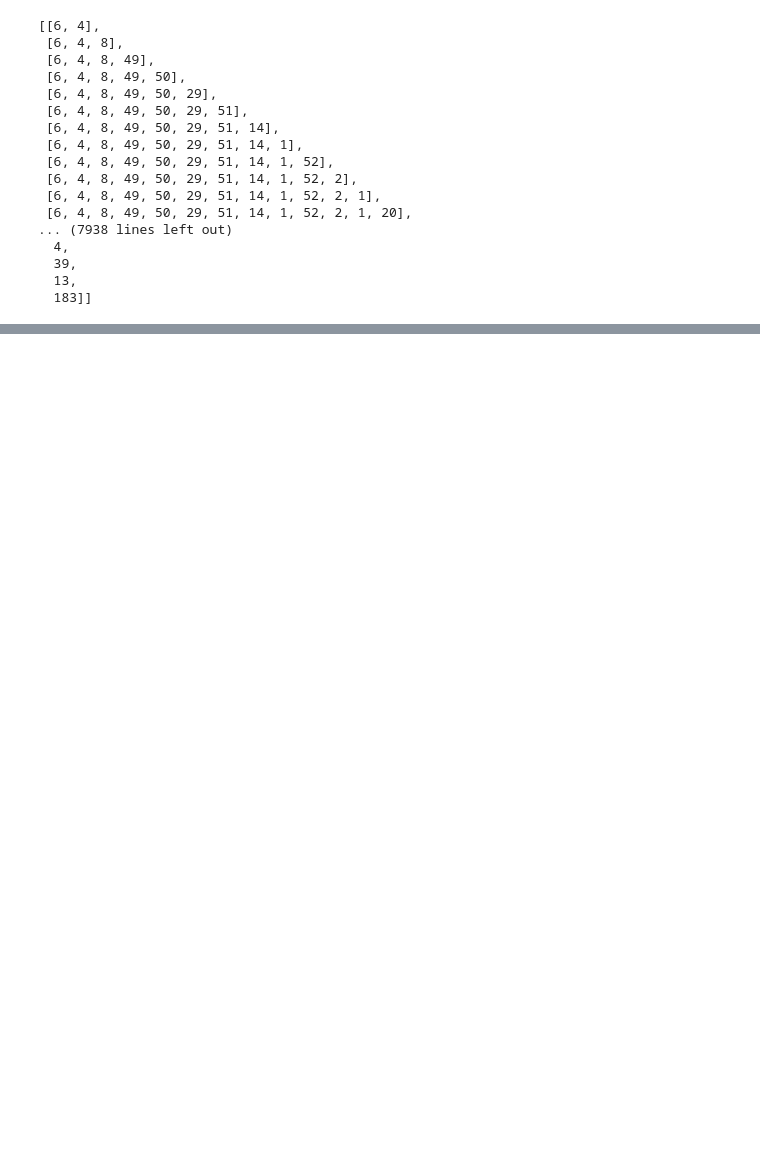
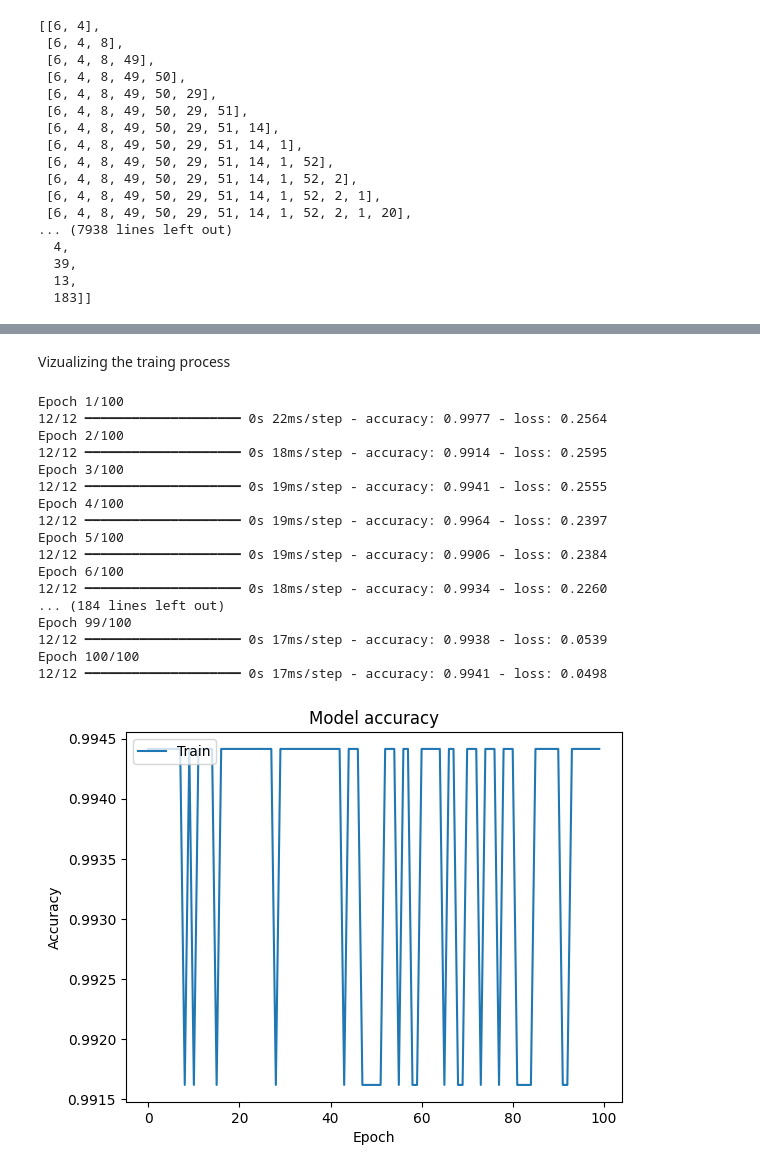
Before and after one commit to SadabAli/Next-Word-Prediction, a Jupyter notebook: WordPrediction.ipynb, the cells around one changed output, grey strips where cells are left out. Drawn from its saved outputs; the diff is of its cells as text; code cells hidden in the pictures; blank space fills up the shorter version.

Commit message:
this is file about all the library that i used to build this project

```diff
--- a/WordPrediction.ipynb
+++ b/WordPrediction.ipynb
@@ -108,0 +120,2 @@ input_sequences
+# %%
+y = padded_input_sequences[:,-1]
@@ -108,0 +134,3 @@ input_sequences
+# %%
+from tensorflow.keras.utils import to_categorical
+y = to_categorical(y,num_classes=184)
@@ -108,0 +148,15 @@ input_sequences
+# %%
+# Define the model
+model = Sequential()
+model.add(Embedding(input_dim=184, output_dim=100, input_length=77))  # Adjust input_dim and input_length
+model.add(LSTM(100))
+model.add(Dense(184, activation='softmax'))  # Output layer should match vocab_size
+
+# Build the model with a dummy input shape
+model.build(input_shape=(None, x.shape[1]))
+
+# Compile the model
+model.compile(loss='categorical_crossentropy', optimizer='adam', metrics=['accuracy'])
+
+# Display the model architecture
+model.summary()
@@ -108,0 +177,2 @@ input_sequences
+# %%
+model.fit(x,y,epochs=100)
@@ -108,0 +258,42 @@ input_sequences
+# %% [markdown]
+Vizualizing the traing process
+# %%
+import matplotlib.pyplot as plt
+
+# Assuming you stored the history of the model training
+history = model.fit(x, y, epochs=100, verbose=1)
+
+# Plot training & validation accuracy values
+plt.plot(history.history['accuracy'])
+plt.title('Model accuracy')
+plt.ylabel('Accuracy')
+plt.xlabel('Epoch')
+plt.legend(['Train'], loc='upper left')
+plt.show()
+
+# Plot training & validation loss values
+plt.plot(history.history['loss'])
+plt.title('Model loss')
+plt.ylabel('Loss')
+plt.xlabel('Epoch')
+plt.legend(['Train'], loc='upper left')
+plt.show()
+# %% [output]
+Epoch 1/100
+12/12 ━━━━━━━━━━━━━━━━━━━━ 0s 22ms/step - accuracy: 0.9977 - loss: 0.2564
+Epoch 2/100
+12/12 ━━━━━━━━━━━━━━━━━━━━ 0s 18ms/step - accuracy: 0.9914 - loss: 0.2595
+Epoch 3/100
+12/12 ━━━━━━━━━━━━━━━━━━━━ 0s 19ms/step - accuracy: 0.9941 - loss: 0.2555
+Epoch 4/100
+12/12 ━━━━━━━━━━━━━━━━━━━━ 0s 19ms/step - accuracy: 0.9964 - loss: 0.2397
+Epoch 5/100
+12/12 ━━━━━━━━━━━━━━━━━━━━ 0s 19ms/step - accuracy: 0.9906 - loss: 0.2384
+Epoch 6/100
+12/12 ━━━━━━━━━━━━━━━━━━━━ 0s 18ms/step - accuracy: 0.9934 - loss: 0.2260
+... (184 lines left out)
+Epoch 99/100
+12/12 ━━━━━━━━━━━━━━━━━━━━ 0s 17ms/step - accuracy: 0.9938 - loss: 0.0539
+Epoch 100/100
+12/12 ━━━━━━━━━━━━━━━━━━━━ 0s 17ms/step - accuracy: 0.9941 - loss: 0.0498
+[figure, added]
```
Also changed, not shown: parts of 20 cells of this notebook, 2 other files.
